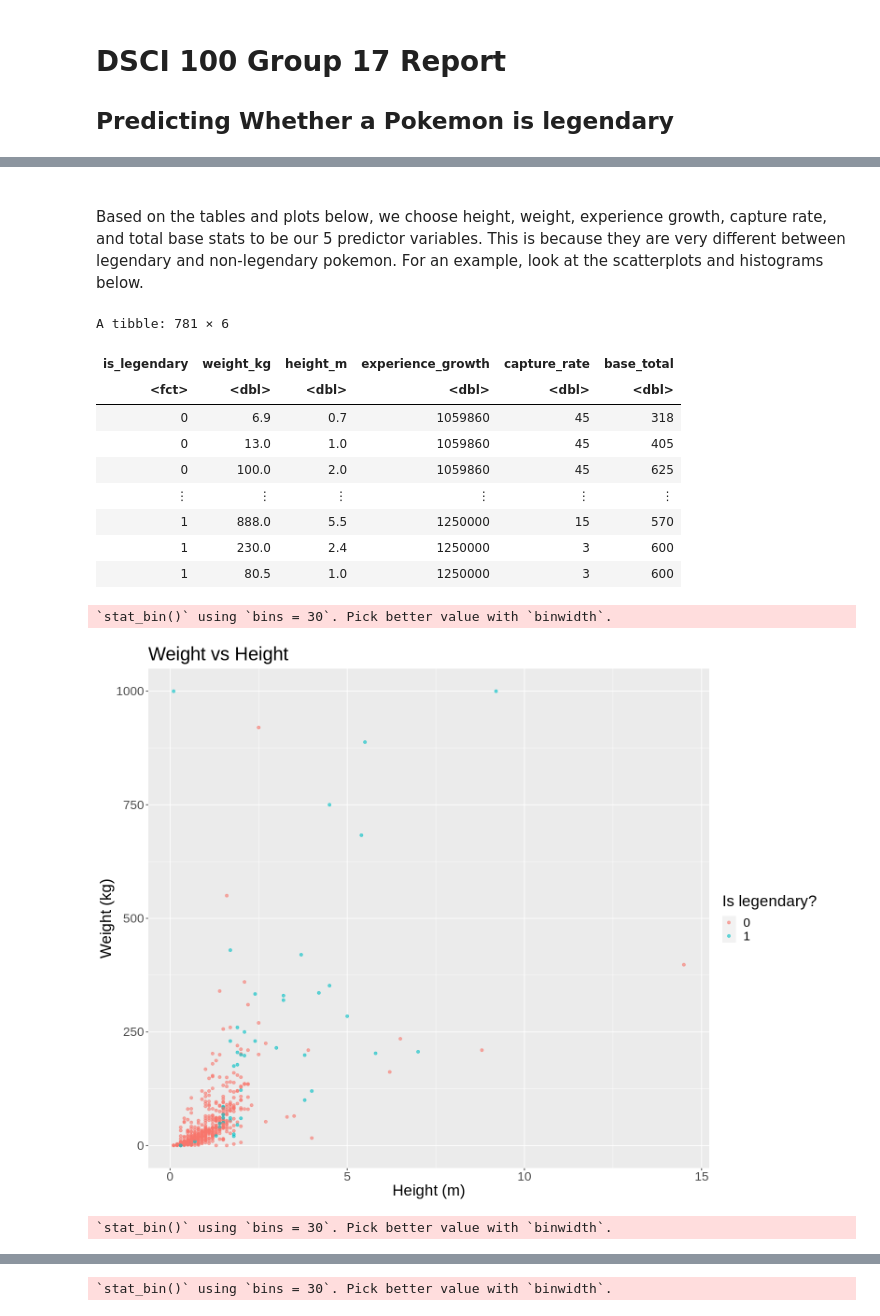
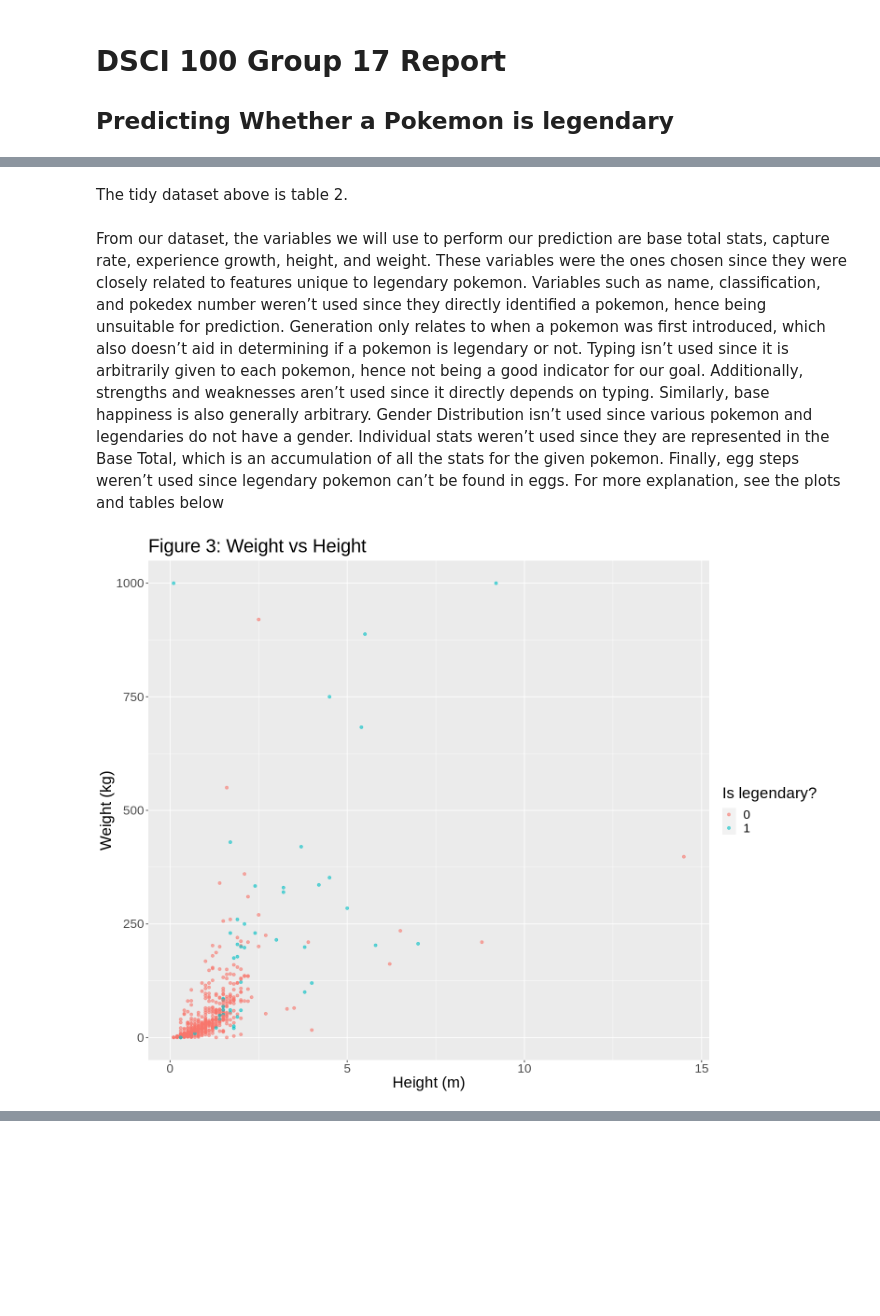
Before and after one commit to JerryMa0716/dsci-100-2023s1-group-17, a Jupyter notebook: report.ipynb, the cells around one changed output, grey strips where cells are left out. Saved outputs shown, nothing was run; the diff lists cells and outputs as text; code cells hidden in the pictures; blank space fills up the shorter version.

```diff
--- a/report.ipynb
+++ b/report.ipynb
@@ -100,61 +104,21 @@ A tibble: 801 × 46
 # %% [markdown]
-<br> Based on the tables and plots below, we choose height, weight, experience growth, capture rate, and total base stats to be our 5 predictor variables. This is because they are very different between legendary and non-legendary pokemon. For an example, look at the scatterplots and histograms below.
+The tidy dataset above is table 2.
+<br><br> From our dataset, the variables we will use to perform our prediction are base total stats, capture rate, experience growth, height, and weight. These variables were the ones chosen since they were closely related to features unique to legendary pokemon. Variables such as name, classification, and pokedex number weren’t used since they directly identified a pokemon, hence being unsuitable for prediction. Generation only relates to when a pokemon was first introduced, which also doesn’t aid in determining if a pokemon is legendary or not. Typing isn’t used since it is arbitrarily given to each pokemon, hence not being a good indicator for our goal. Additionally, strengths and weaknesses aren’t used since it directly depends on typing. Similarly, base happiness is also generally arbitrary. Gender Distribution isn’t used since various pokemon and legendaries do not have a gender. Individual stats weren’t used since they are represented in the Base Total, which is an accumulation of all the stats for the given pokemon. Finally, egg steps weren’t used since legendary pokemon can’t be found in eggs. For more explanation, see the plots and tables below
 # %%
-# try to remove NA here!
-no_NA_tidy_pokemon_dataset <- select(tidy_pokemon_dataset, is_legendary, weight_kg, height_m, experience_growth, capture_rate, base_total) |>
-                                na.omit()
-
-no_NA_tidy_pokemon_dataset
-
-
 pokemon_split <- initial_split(no_NA_tidy_pokemon_dataset, prop = 0.75, strata = is_legendary)
 pokemon_train <- training(pokemon_split)
 pokemon_test <- testing(pokemon_split)
 
 
 options(repr.plot.width = 13, repr.plot.height = 10)
 
 # included alpha value due to overplotting
 pokemon_plot_height_weight <- ggplot(pokemon_train, aes(x = height_m, y = weight_kg, color = is_legendary)) +
                 geom_point(alpha = 0.6) +
                 theme(text = element_text(size = 20)) +
                 labs(x = "Height (m)", y = "Weight (kg)", color = "Is legendary?") +
-                ggtitle("Weight vs Height")
-
-pokemon_plot_experience_growth <- ggplot(pokemon_train, aes(x = experience_growth, fill = is_legendary)) +
-                geom_histogram() +
-                theme(text = element_text(size = 20)) +
-                labs(x = "Experience growth", fill = "Is legendary?") +
-                ggtitle("Experience growth distribution (higher = faster growth)")
-
-pokemon_plot_capture_rate <- ggplot(pokemon_train, aes(x = capture_rate, fill = is_legendary)) +
-                geom_histogram() +
-                theme(text = element_text(size = 20)) +
-                labs(x = "Capture rate (out of 255)", fill = "Is legendary?") +
-                ggtitle("Capture rate distribution (higher = easier to catch)")
-
-pokemon_plot_base_stats <- ggplot(pokemon_train, aes(x = base_total, fill = is_legendary)) +
-                geom_histogram() +
-                theme(text = element_text(size = 20)) +
-                labs(x = "Base stat totals", fill = "Is legendary?") +
-                ggtitle("Base stat totals distribution (higher = stronger)")
-
+                ggtitle("Figure 3: Weight vs Height")
 
 pokemon_plot_height_weight
-pokemon_plot_experience_growth
-pokemon_plot_capture_rate
-pokemon_plot_base_stats
 # %% [output]
-A tibble: 781 × 6
-| is_legendary | weight_kg | height_m | experience_growth | capture_rate | base_total |
-| <fct> | <dbl> | <dbl> | <dbl> | <dbl> | <dbl> |
-| 0 | 6.9 | 0.7 | 1059860 | 45 | 318 |
-| 0 | 13.0 | 1.0 | 1059860 | 45 | 405 |
-| 0 | 100.0 | 2.0 | 1059860 | 45 | 625 |
-| ⋮ | ⋮ | ⋮ | ⋮ | ⋮ | ⋮ |
-| 1 | 888.0 | 5.5 | 1250000 | 15 | 570 |
-| 1 | 230.0 | 2.4 | 1250000 | 3 | 600 |
-| 1 | 80.5 | 1.0 | 1250000 | 3 | 600 |
-`stat_bin()` using `bins = 30`. Pick better value with `binwidth`.
-[figure, old version]
+[figure, new version]
-`stat_bin()` using `bins = 30`. Pick better value with `binwidth`.
@@ -162 +124,0 @@ A tibble: 781 × 6
-`stat_bin()` using `bins = 30`. Pick better value with `binwidth`.
```
Also changed, not shown: parts of 43 cells of this notebook.
